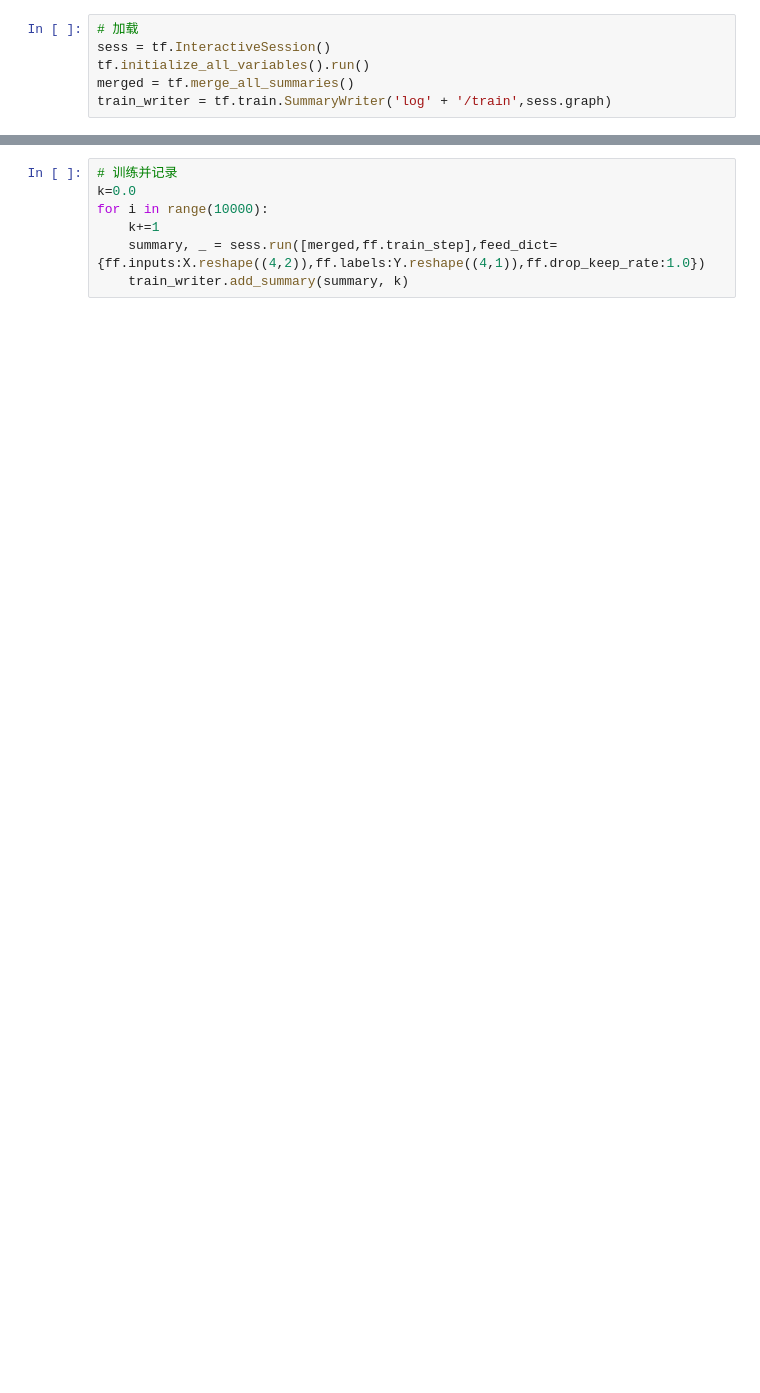
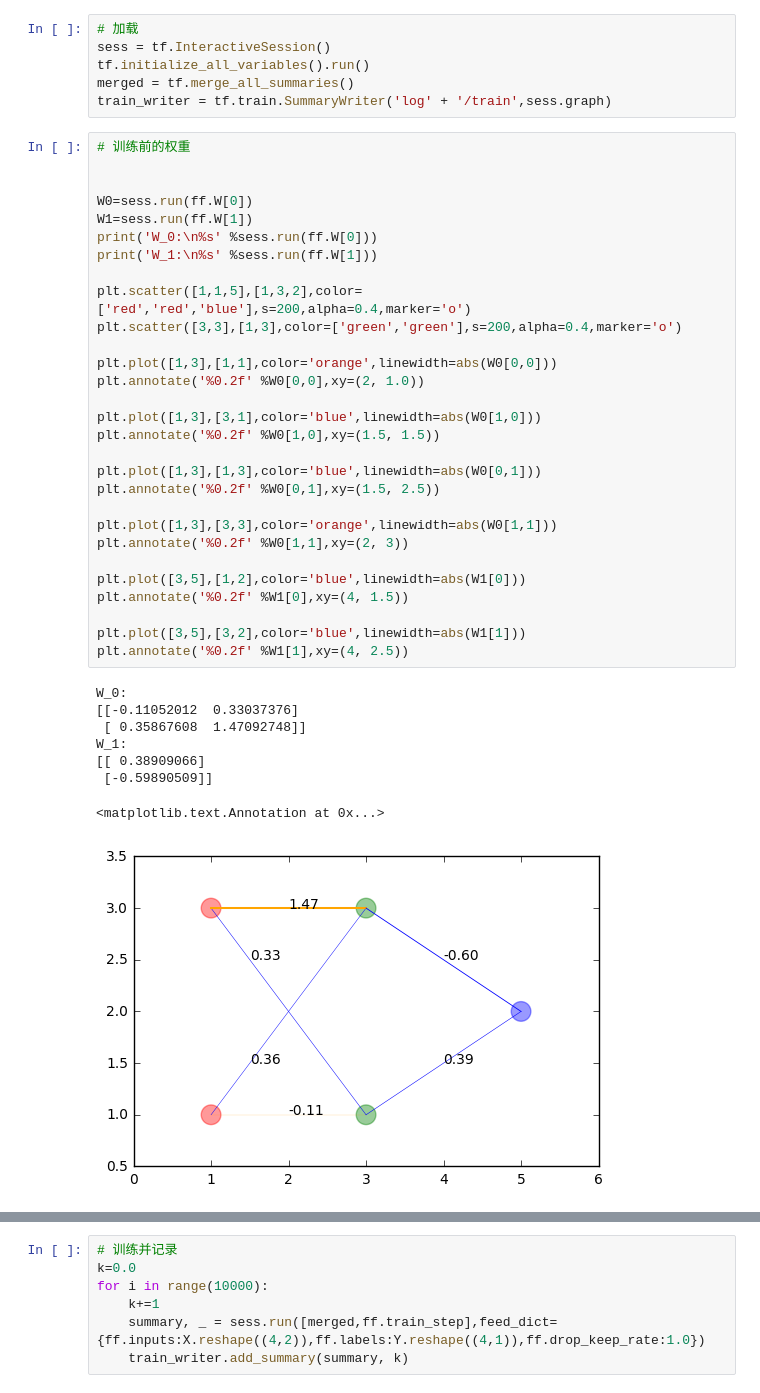
Before and after one commit to YJango/tensorflow_basic_tutorial, a Jupyter notebook: XOR_gate.ipynb, the cells around one changed output, grey strips where cells are left out. Cells and saved outputs as stored; diff of their text form; blank space fills up the shorter version.

```diff
--- a/XOR_gate.ipynb
+++ b/XOR_gate.ipynb
@@ -208,3 +209,41 @@ sess = tf.InteractiveSession()
 tf.initialize_all_variables().run()
 merged = tf.merge_all_summaries()
 train_writer = tf.train.SummaryWriter('log' + '/train',sess.graph)
+# %%
+# 训练前的权重
+
+
+W0=sess.run(ff.W[0])
+W1=sess.run(ff.W[1])
+print('W_0:\n%s' %sess.run(ff.W[0]))
+print('W_1:\n%s' %sess.run(ff.W[1]))
+
+plt.scatter([1,1,5],[1,3,2],color=['red','red','blue'],s=200,alpha=0.4,marker='o')
+plt.scatter([3,3],[1,3],color=['green','green'],s=200,alpha=0.4,marker='o')
+
+plt.plot([1,3],[1,1],color='orange',linewidth=abs(W0[0,0]))
+plt.annotate('%0.2f' %W0[0,0],xy=(2, 1.0))
+
+plt.plot([1,3],[3,1],color='blue',linewidth=abs(W0[1,0]))
+plt.annotate('%0.2f' %W0[1,0],xy=(1.5, 1.5))
+
+plt.plot([1,3],[1,3],color='blue',linewidth=abs(W0[0,1]))
+plt.annotate('%0.2f' %W0[0,1],xy=(1.5, 2.5))
+
+plt.plot([1,3],[3,3],color='orange',linewidth=abs(W0[1,1]))
+plt.annotate('%0.2f' %W0[1,1],xy=(2, 3))
+
+plt.plot([3,5],[1,2],color='blue',linewidth=abs(W1[0]))
+plt.annotate('%0.2f' %W1[0],xy=(4, 1.5))
+
+plt.plot([3,5],[3,2],color='blue',linewidth=abs(W1[1]))
+plt.annotate('%0.2f' %W1[1],xy=(4, 2.5))
+# %% [output]
+W_0:
+[[-0.11052012  0.33037376]
+ [ 0.35867608  1.47092748]]
+W_1:
+[[ 0.38909066]
+ [-0.59890509]]
+<matplotlib.text.Annotation at 0x...>
+[figure, added]
```
Also changed, not shown: parts of 12 cells of this notebook.
